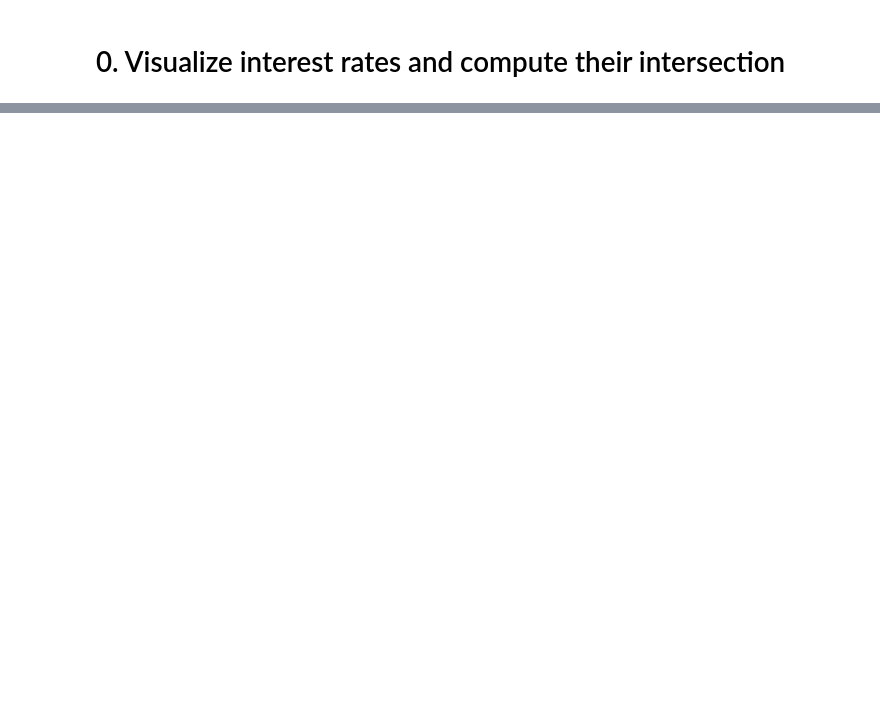
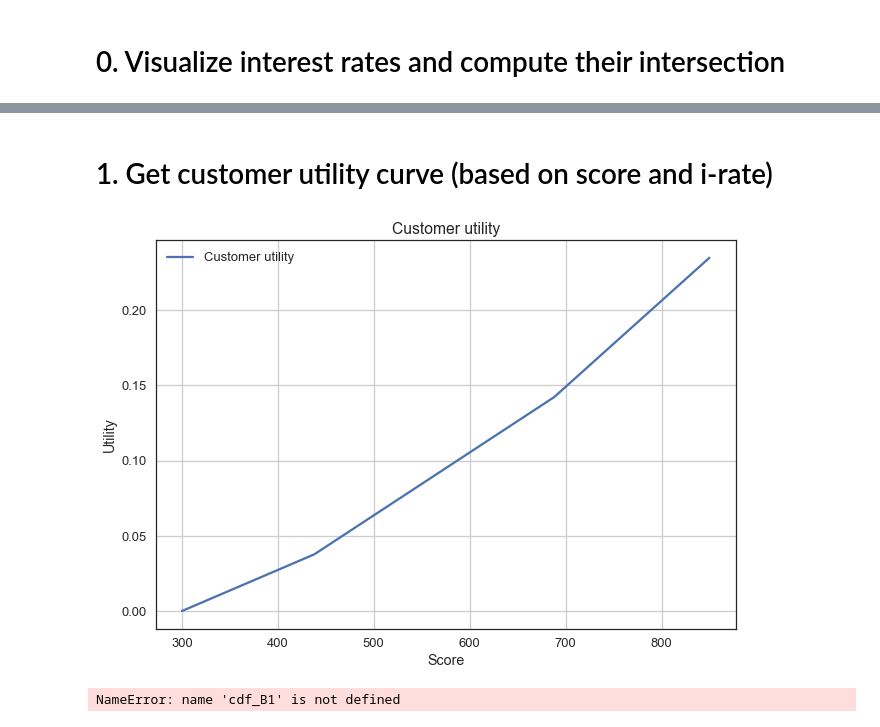
Before and after one commit to APMSSSR/Master_thesis, a Jupyter notebook: notebooks/Model1.ipynb, the cells around one changed output, grey strips where cells are left out. Cells and saved outputs as stored; diff of their text form; code cells hidden in the pictures; blank space fills up the shorter version.

```diff
--- a/notebooks/Model1.ipynb
+++ b/notebooks/Model1.ipynb
@@ -150,0 +184,78 @@ print(score_interest_intersect)
+# %% [markdown]
+# 1. Get customer utility curve (based on score and i-rate)
+# %%
+customer_util=[]
+for i in range(0,len(interest_rates)):
+    slope=(interest_rates[i][1]-interest_rates[i][0])/(score_range[1]-score_range[0])
+    tmp_util = []
+    for j in range(0,score_range[1]-score_range[0]+1):
+        tmp_util.append(interest_rates[i][0]+j*slope)
+    customer_util.append(tmp_util)
+
+customer_util = np.amin(customer_util, axis=0)
+customer_util = -customer_util+np.max(customer_util)
+#print(-customer_util+np.max(customer_util))
+
+plt.plot(range(score_range[0],score_range[1]+1),customer_util, label="Customer utility")
+plt.ylabel('Utility')
+plt.xlabel('Score')
+plt.title('Customer utility')
+plt.grid()
+plt.legend(loc="upper left")
+plt.show()
+# %% [output]
+[figure, added]
+# %%
+# to get loan repay probabilities for a given score
+loan_repaid_probs = [lambda i: repays[0][scores[scores.get_loc(i,method='nearest')]],
+                     lambda i: repays[1][scores[scores.get_loc(i,method='nearest')]]]
+
+# basic parameters
+N_scores = cdf_B1.size
+N_groups = 2
+
+# get probability mass functions of each group
+pi_A1 = sf.get_pmf(cdf_A1)
+pi_B1 = sf.get_pmf(cdf_B1)
+pi_A2 = sf.get_pmf(cdf_A2)
+pi_B2 = sf.get_pmf(cdf_B2)
+pis1 = np.vstack([pi_A1, pi_B1])
+pis2 = np.vstack([pi_A2, pi_B2])
+
+plt.figure(1)
+plt.plot(scores,pis1[1])
+
+#weighted score
+mean = 0
+for i in range(0,len(scores)):
+    mean += scores[i]*pis1[1][i]
+print("weighted mean " + str(mean))
+
+
+new_pis = sf.get_shifted_score_distributions(pis1, -1, 5)
+#weighted score
+mean = 0
+for i in range(0,len(scores)):
+    mean += scores[i]*new_pis[1][i]
+print("weighted mean " + str(mean))
+
+plt.plot(scores,new_pis[1])
+
+
+pi_combined_A = sf.get_pi_combined(pi_A1,pi_A2, scores, score_interest_intersect)
+pi_combined_B = sf.get_pi_combined(pi_B1,pi_B2, scores, score_interest_intersect)
+pis_combined = np.vstack([pi_combined_A, pi_combined_B])
+cdf_combined_A = sf.pis2cdf(pi_combined_A)
+cdf_combined_B = sf.pis2cdf(pi_combined_B)
+
+# demographic statistics
+group_ratio = np.array((totals["Black"], totals["White"]))
+group_size_ratio = group_ratio/group_ratio.sum()
+print(group_size_ratio)
+
+new_cdf=sf.pis2cdf(new_pis[0])
+plt.figure(2)
+plt.plot(scores, cdf_A1)
+plt.plot(scores, new_cdf)
+# %% [output]
+NameError: name 'cdf_B1' is not defined
```
Also changed, not shown: parts of 8 cells of this notebook, 2 other files.
